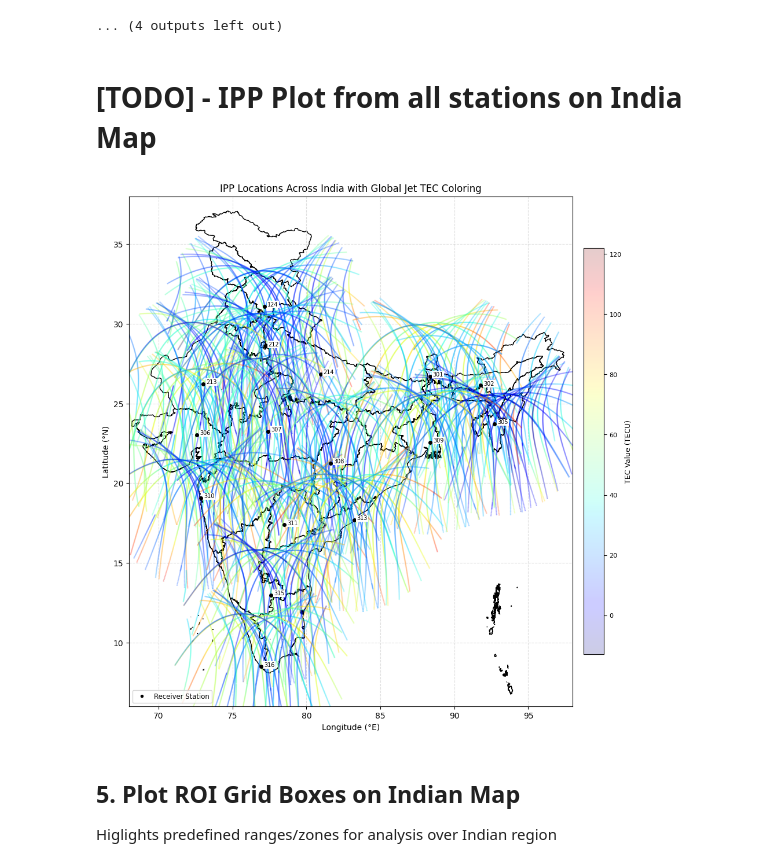
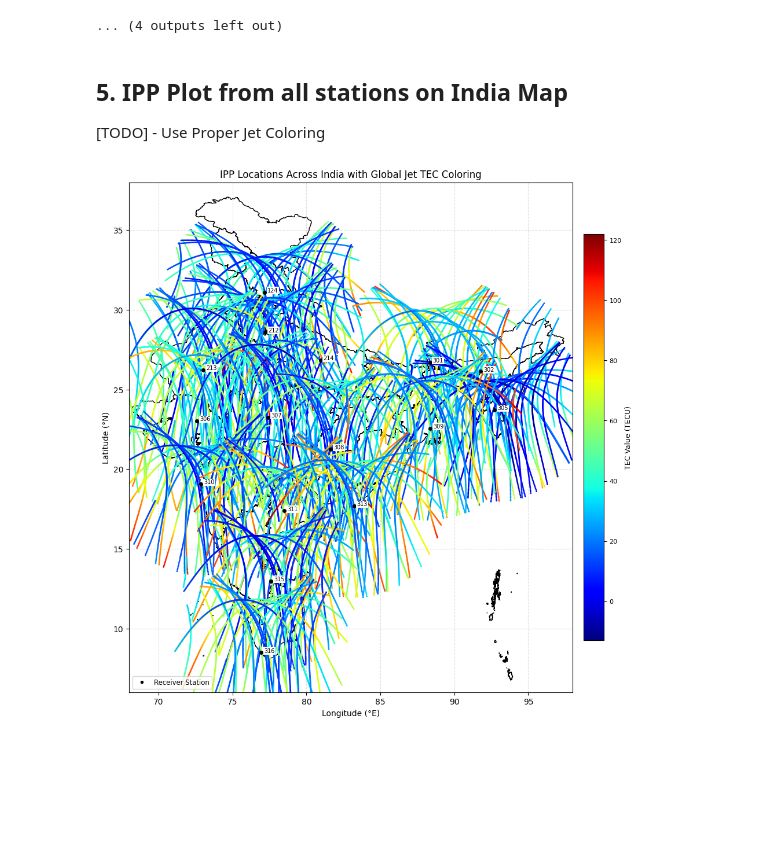
Before and after one commit to shivangichaudhary/TEC_2D_Mapping_Technique, a Jupyter notebook: Notebooks/TEC2D.ipynb, the cells around one changed output. Cells and saved outputs as stored; diff of their text form; code cells hidden in the pictures; blank space fills up the shorter version.

```diff
--- a/Notebooks/TEC2D.ipynb
+++ b/Notebooks/TEC2D.ipynb
@@ -498,7 +498,8 @@ Min TEC: 0.62 TECU
 Processing station 311...
 ... (4 outputs left out)
 # %% [markdown]
-# [TODO] - IPP Plot from all stations on India Map
+## 5. IPP Plot from all stations on India Map
+[TODO] - Use Proper Jet Coloring
 # %%
 import geopandas as gpd
 import matplotlib.pyplot as plt
@@ -508,7 +509,7 @@ import os
 import numpy as np
 from matplotlib.colors import Normalize
 from matplotlib.lines import Line2D
-from matplotlib.cm import ScalarMappable
+from matplotlib.cm import get_cmap
 
 # Load India shapefile
 shapefile_path = "../Data/shapefiles/STATE_BOUNDARY.shp"
@@ -553,42 +554,40 @@ combined_df = pd.concat(all_df, ignore_index=True)
 fig, ax = plt.subplots(figsize=(10, 12))
 gdf.plot(ax=ax, color='white', edgecolor='black')
 
+# Use official Jet colormap
 norm = Normalize(vmin=combined_df['TEC30'].min(), vmax=combined_df['TEC30'].max())
-cmap = plt.cm.jet
+cmap = get_cmap('jet')
 sc = ax.scatter(combined_df['IPP_lon'], combined_df['IPP_lat'], c=combined_df['TEC30'],
-                cmap=cmap, norm=norm, s=1, alpha=0.2, zorder=2)
+                cmap=cmap, norm=norm, s=1, alpha=1, zorder=2)
 
 # Plot station markers
 for station, (lat, lon) in station_coords.items():
     ax.plot(lon, lat, 'ko', markersize=4, zorder=4, label='_nolegend_')
     ax.text(lon + 0.2, lat, station, fontsize=7, color='black',
             bbox=dict(facecolor='white', edgecolor='none', pad=1), zorder=5)
 
 # Add shared colorbar
 cbar = plt.colorbar(sc, ax=ax, orientation='vertical', shrink=0.6, pad=0.02)
 cbar.set_label('TEC Value (TECU)', fontsize=9)
 cbar.ax.tick_params(labelsize=8)
 
 # Add custom legend
 legend_elements = [
     Line2D([0], [0], marker='o', color='w', label='Receiver Station', markerfacecolor='black', markersize=5),
 ]
 ax.legend(handles=legend_elements, loc='lower left', fontsize='small')
 
 # Final plot aesthetics
 ax.set_title("IPP Locations Across India with Global Jet TEC Coloring")
 ax.set_xlabel("Longitude (°E)")
 ax.set_ylabel("Latitude (°N)")
 ax.set_xlim(68, 98)
 ax.set_ylim(6, 38)
 ax.grid(True, linestyle='--', alpha=0.4)
 plt.tight_layout()
 
 # Save the output
 plt.savefig("../Output/IPP_Map_GlobalJet_TECColor.png", dpi=300, bbox_inches='tight')
 plt.show()
 # %% [output]
-[figure, old version]
+[figure, new version]
-# %% [markdown]
-## 5. Plot ROI Grid Boxes on Indian Map
-Higlights predefined ranges/zones for analysis over Indian region
```
Also changed, not shown: parts of 8 cells of this notebook, 29 other files.
